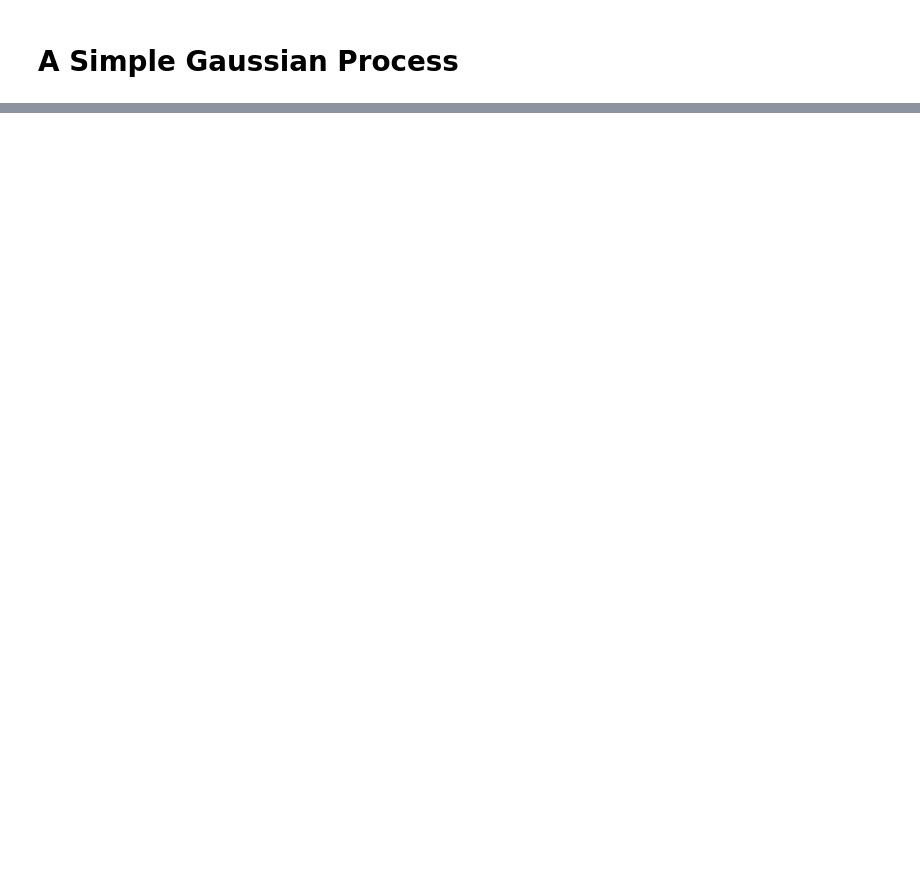
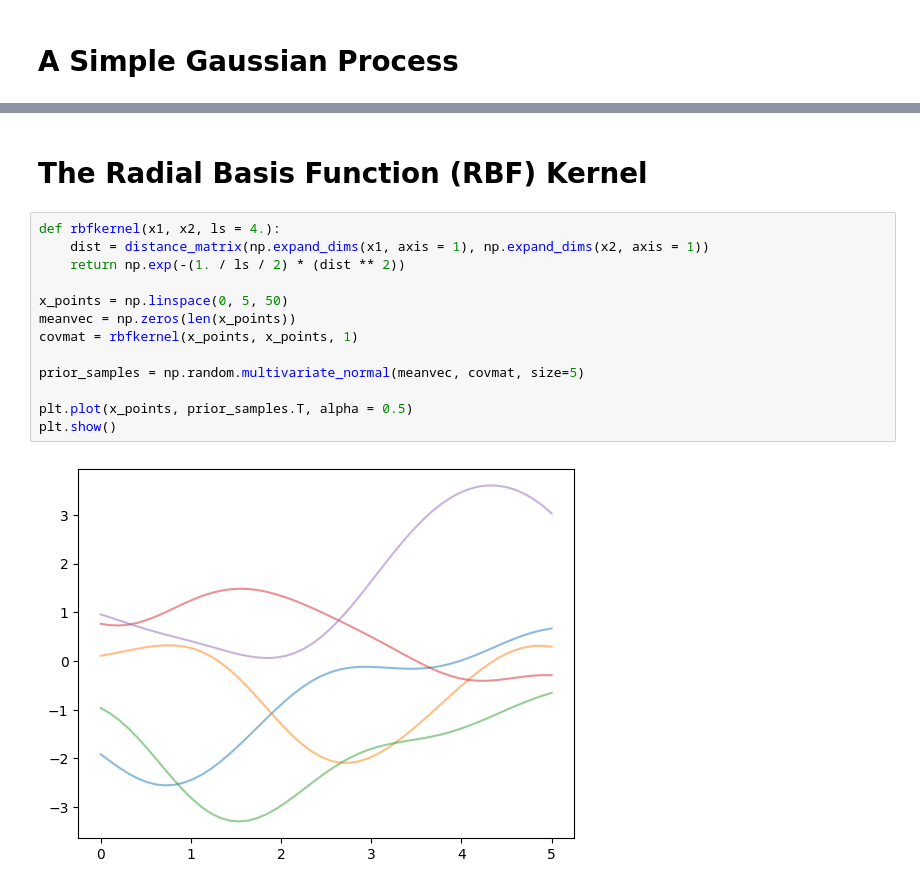
Before and after one commit to ishaanpaul98/Deep-Learning, a Jupyter notebook: Gaussian Processes/gp.ipynb, the cells around one changed output, grey strips where cells are left out. Cells and saved outputs as stored; diff of their text form; blank space fills up the shorter version.

```diff
--- a/Gaussian Processes/gp.ipynb
+++ b/Gaussian Processes/gp.ipynb
@@ -33,2 +37,17 @@ plt.show()
 # %% [markdown]
-#
+# The Radial Basis Function (RBF) Kernel
+# %%
+def rbfkernel(x1, x2, ls = 4.):
+    dist = distance_matrix(np.expand_dims(x1, axis = 1), np.expand_dims(x2, axis = 1))
+    return np.exp(-(1. / ls / 2) * (dist ** 2))
+
+x_points = np.linspace(0, 5, 50)
+meanvec = np.zeros(len(x_points))
+covmat = rbfkernel(x_points, x_points, 1)
+
+prior_samples = np.random.multivariate_normal(meanvec, covmat, size=5)
+
+plt.plot(x_points, prior_samples.T, alpha = 0.5)
+plt.show()
+# %% [output]
+[figure, added]
```
Also changed, not shown: parts of 18 cells of this notebook.
